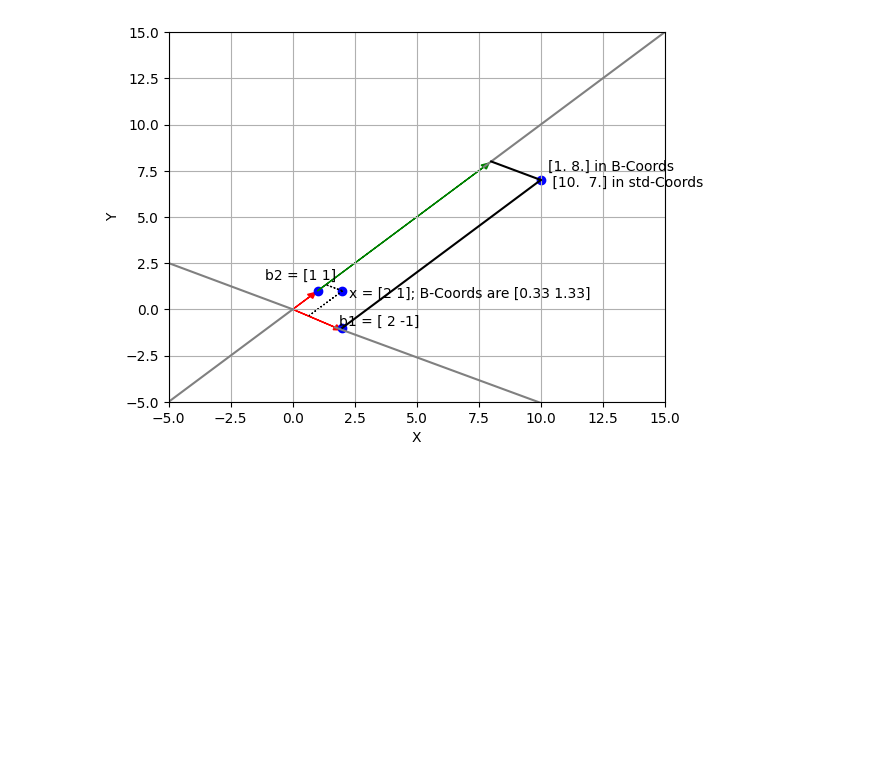
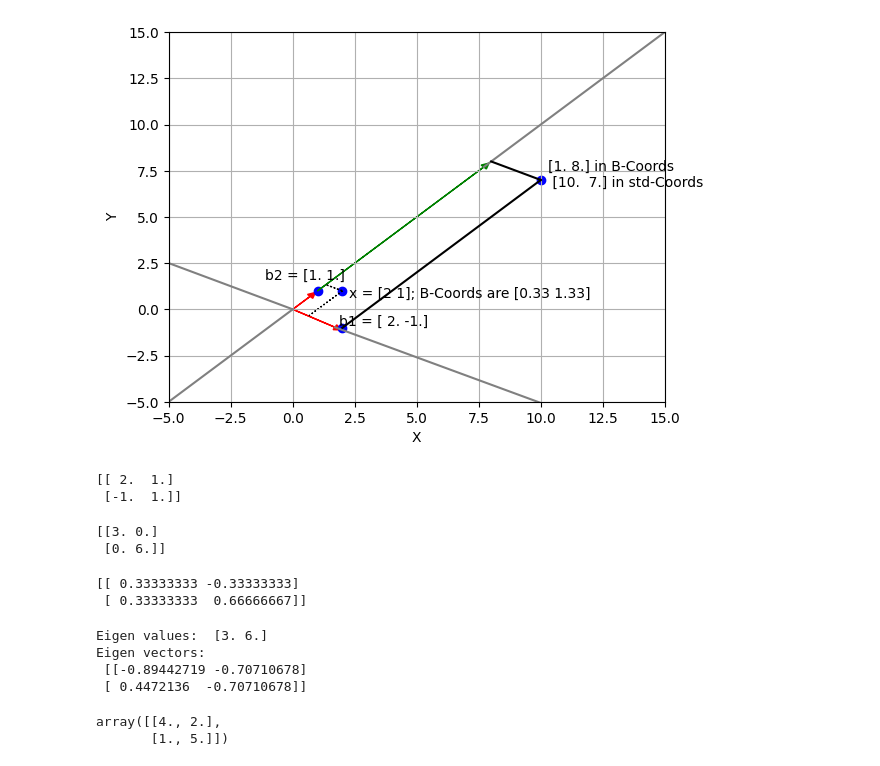
Before and after one commit to KayalvizhiT513/Eigen-Values-and-Vectors, a Jupyter notebook: Diagonalization_Notebook2.ipynb, the cells around one changed output. Saved outputs shown, nothing was run; the diff lists cells and outputs as text; code cells hidden in the pictures; blank space fills up the shorter version.

Commit message:
Diagonalized

```diff
--- a/Diagonalization_Notebook2.ipynb
+++ b/Diagonalization_Notebook2.ipynb
@@ -58,16 +58,63 @@ def plot_graph(P, D, P1, x):
     # Show plot
     plt.grid()
     plt.show()
+# %%
+def diagonalize(A):
+  # Calculate eigenvalues and eigenvectors
+    eigenvalues, eigenvectors = np.linalg.eig(A)
+
+    # Construct the diagonal matrix D
+    D = np.diag(eigenvalues)
+
+    #adjusting the columns of P
+    mult1 = -1/eigenvectors.T[0][1]
+    vect1 = mult1*eigenvectors.T[0]
+    mult2 = 1/eigenvectors.T[1][1]
+    vect2 = mult2*eigenvectors.T[1]
+
+    # Stack the eigenvectors as columns to form the matrix P
+    P = np.column_stack((vect1, vect2))
+    P_inv = np.linalg.inv(P)
+
+    return P, D, P_inv
 # %%
-P = np.array([[2, 1],
-              [-1, 1]])
-D = np.array([[3, 0],
-              [0, 6]])
-P1 = np.array([[1/3, -1/3],
-               [1/3, 2/3]])
+A = np.array([[4, 2],
+              [1, 5]])
+
+P, D, P1 = diagonalize(A)
 
 x = np.array([2, 1])
 
 plot_graph(P, D, P1, x)
 # %% [output]
-[figure, old version]
+[figure, new version]
+# %%
+print(P)
+# %% [output]
+[[ 2.  1.]
+ [-1.  1.]]
+# %%
+print(D)
+# %% [output]
+[[3. 0.]
+ [0. 6.]]
+# %%
+print(P1)
+# %% [output]
+[[ 0.33333333 -0.33333333]
+ [ 0.33333333  0.66666667]]
+# %%
+eigenvalues, eigenvectors = np.linalg.eig(A)
+
+print("Eigen values: ",eigenvalues)
+print("Eigen vectors: \n",eigenvectors)
+# %% [output]
+Eigen values:  [3. 6.]
+Eigen vectors:
+ [[-0.89442719 -0.70710678]
+ [ 0.4472136  -0.70710678]]
+# %%
+P@D@P1
+# %% [output]
+array([[4., 2.],
+       [1., 5.]])
```
